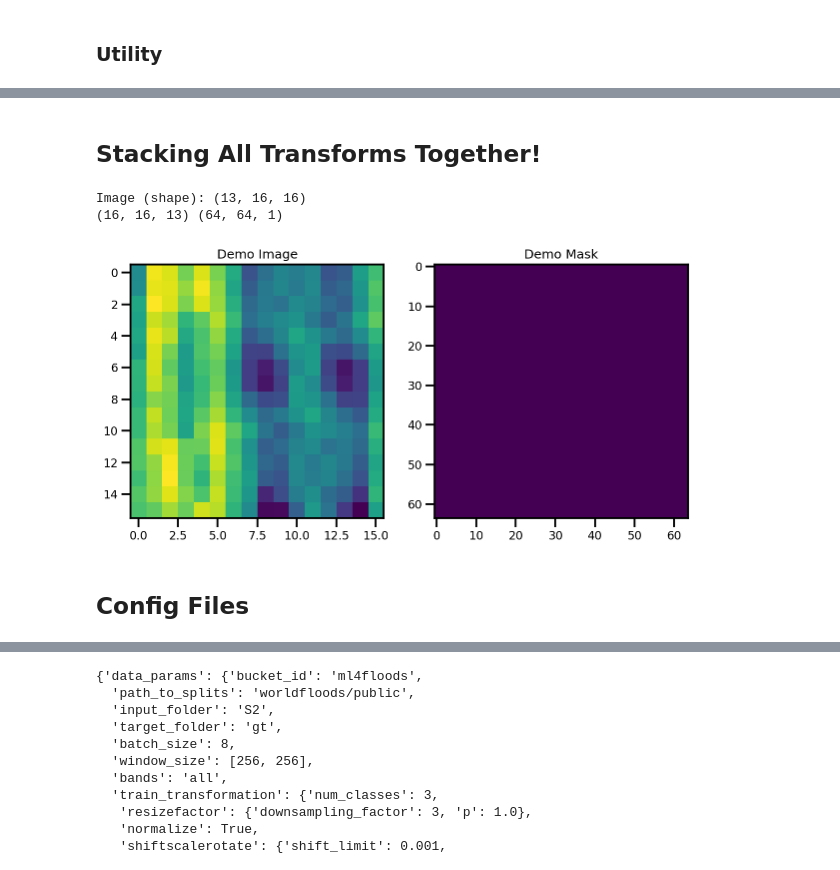
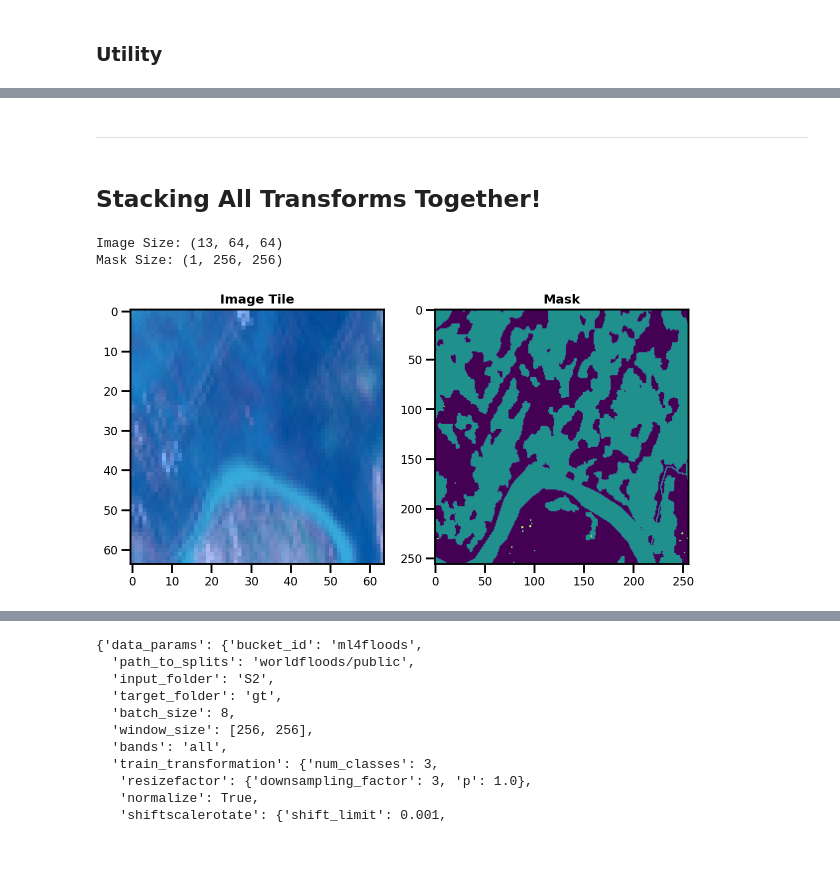
Before and after one commit to spaceml-org/ml4floods, a Jupyter notebook: notebooks/preprocess/2.0_demo_pytorch_transforms.ipynb, the cells around one changed output, grey strips where cells are left out. Saved outputs shown, nothing was run; the diff lists cells and outputs as text; code cells hidden in the pictures.

```diff
--- a/notebooks/preprocess/2.0_demo_pytorch_transforms.ipynb
+++ b/notebooks/preprocess/2.0_demo_pytorch_transforms.ipynb
@@ -426,0 +440,19 @@ Image (shape): (13, 16, 16)
+# %%
+transform_motionblur = transformations.MotionBlur(blur_limit=7, always_apply=True, p=1.0)
+
+mega_transform = albumentations.Compose([
+    transform_invpermutechannels,
+    transform_motionblur,
+    transform_permutechannels
+])
+
+pt_ds = WorldFloodsDatasetTiled(
+    list_of_windows=utils.get_list_of_window_slices(
+        file_names=image_files, window_size=tiling.WindowSize(height=tile_height, width=tile_width)
+    ),
+    image_prefix=image_prefix,
+    gt_prefix=gt_prefix,
+    transforms=mega_transform
+)
+
+plot_images(pt_ds[dt_idx])
@@ -427,26 +490,29 @@ Image (shape): (13, 16, 16)
+# %% [markdown]
+---
 # %% [markdown]
 ## Stacking All Transforms Together!
 # %%
 # Stacked Transforms
 mega_transform = transformations.Compose([
     transform_invpermutechannels,
     transform_resize,
     transform_motionblur,
     transform_rr90,
     transform_flip,
     transform_permutechannels,
-#     tranform_toTensor,
-#     tranform_oneHotEncoding,
-    ])
+])
 
-pt_ds = WorldFloodsDatasetTiled(image_files, image_prefix, gt_prefix, transforms=mega_transform)
+pt_ds = WorldFloodsDatasetTiled(
+    list_of_windows=utils.get_list_of_window_slices(
+        file_names=image_files, window_size=tiling.WindowSize(height=tile_height, width=tile_width)
+    ),
+    image_prefix=image_prefix,
+    gt_prefix=gt_prefix,
+    transforms=mega_transform
+)
 
-print(f"Image (shape): {pt_ds[0]['image'].shape}")
-
-plot_images(pt_ds[50])
+plot_images(pt_ds[dt_idx])
 # %% [output]
-Image (shape): (13, 16, 16)
-(16, 16, 13) (64, 64, 1)
+Image Size: (13, 64, 64)
+Mask Size: (1, 256, 256)
-[figure, old version]
+[figure, new version]
-# %% [markdown]
-## Config Files
```
Also changed, not shown: parts of 70 cells of this notebook.
